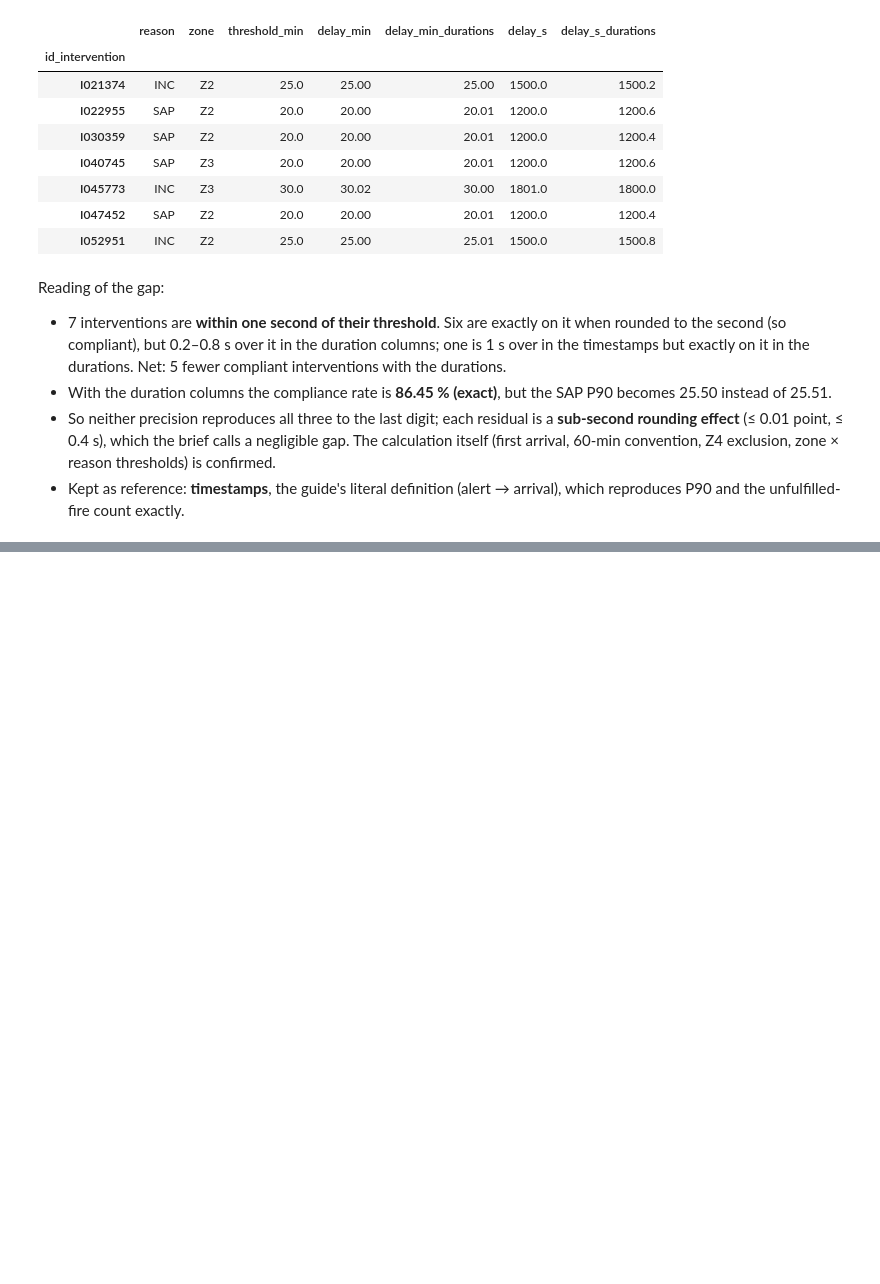
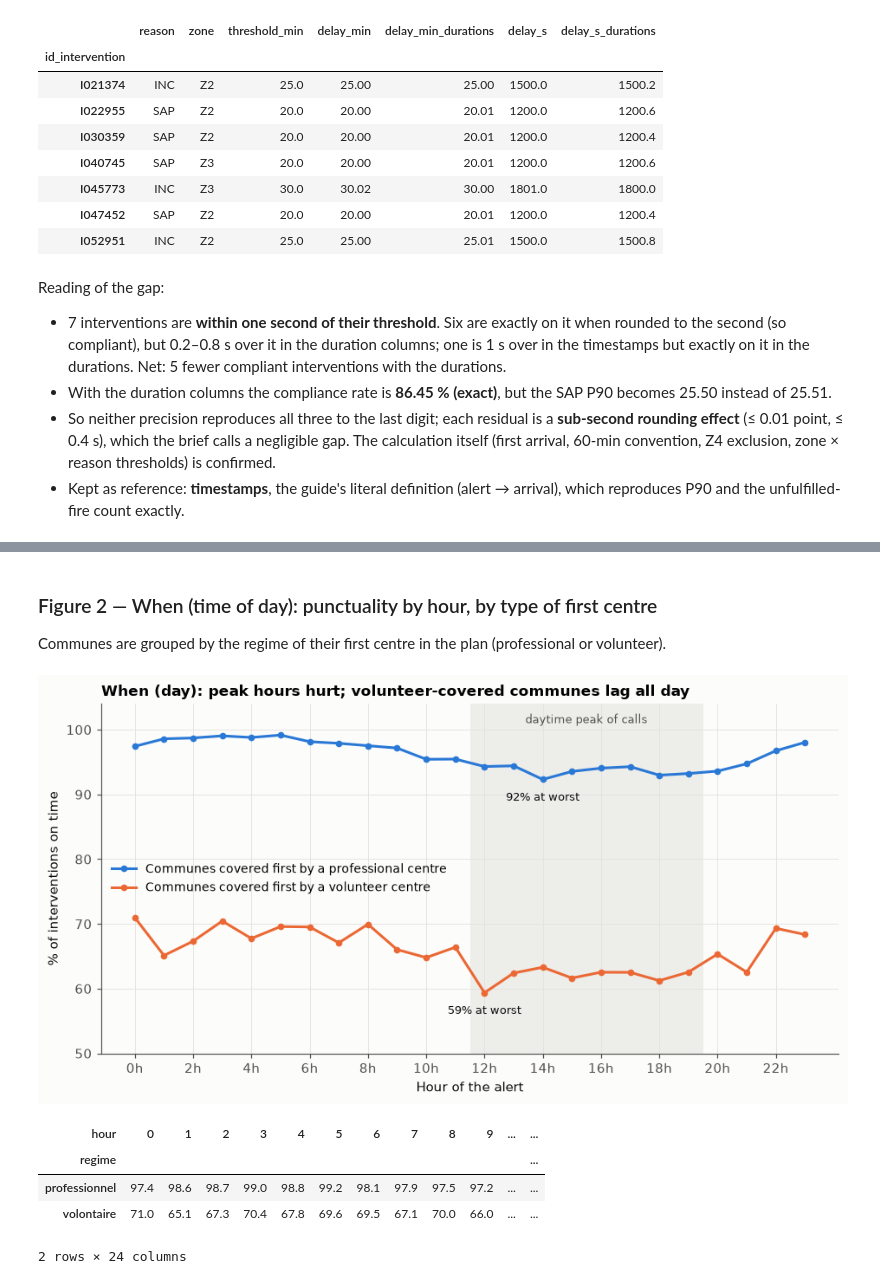
Before and after one commit to SafiUllahAdam/optimops-eval, a Jupyter notebook: analysis/task1_baseline.ipynb, the cells around one changed output, grey strips where cells are left out. Cells and saved outputs as stored; diff of their text form; code cells hidden in the pictures; blank space fills up the shorter version.

```diff
--- a/analysis/task1_baseline.ipynb
+++ b/analysis/task1_baseline.ipynb
@@ -185,0 +252,33 @@ Reading of the gap:
+# %% [markdown]
+### Figure 2 — When (time of day): punctuality by hour, by type of first centre
+
+Communes are grouped by the regime of their first centre in the plan (professional or volunteer).
+# %%
+regime_first = raw["plan_deploiement"].query("rang == 1").set_index("insee")["code_cis"].map(
+    centres.set_index("code_cis")["regime"])
+hourly = (judged.assign(hour=judged["alert_time"].dt.hour, regime=judged["insee"].map(regime_first))
+          .groupby(["regime", "hour"])["compliant"].apply(lambda s: 100 * s.astype(bool).mean()).unstack(0))
+
+fig, ax = plt.subplots(figsize=(8.6, 4.6))
+for col, color, label in [("professionnel", BLUE, "Communes covered first by a professional centre"),
+                          ("volontaire", ORANGE, "Communes covered first by a volunteer centre")]:
+    ax.plot(hourly.index, hourly[col], color=color, lw=2, marker="o", ms=4, label=label)
+    ax.annotate(f"{hourly[col].min():.0f}% at worst", (hourly[col].idxmin(), hourly[col].min()),
+                xytext=(0, -16), textcoords="offset points", ha="center", fontsize=8.5, color=INK)
+ax.axvspan(11.5, 19.5, color=GRID, alpha=0.6, lw=0, zorder=0)
+ax.text(15.5, 101, "daytime peak of calls", ha="center", fontsize=8.5, color=MUTED)
+ax.set_xticks(range(0, 24, 2), [f"{hh}h" for hh in range(0, 24, 2)])
+ax.set_ylim(50, 104); ax.set_ylabel("% of interventions on time"); ax.set_xlabel("Hour of the alert")
+ax.set_title("When (day): peak hours hurt; volunteer-covered communes lag all day", fontsize=11)
+ax.legend(loc="center left", frameon=False, fontsize=9)
+fig.tight_layout()
+fig.savefig(FIG / "hourly_on_time.png")
+plt.show()
+hourly.round(1).T
+# %% [output]
+[figure, added]
+| hour | 0 | 1 | 2 | 3 | 4 | 5 | 6 | 7 | 8 | 9 | ... | ... |
+| regime |  |  |  |  |  |  |  |  |  |  |  | ... |
+| professionnel | 97.4 | 98.6 | 98.7 | 99.0 | 98.8 | 99.2 | 98.1 | 97.9 | 97.5 | 97.2 | ... | ... |
+| volontaire | 71.0 | 65.1 | 67.3 | 70.4 | 67.8 | 69.6 | 69.5 | 67.1 | 70.0 | 66.0 | ... | ... |
+2 rows × 24 columns
```
Also changed, not shown: parts of 13 cells of this notebook, 5 other files.
